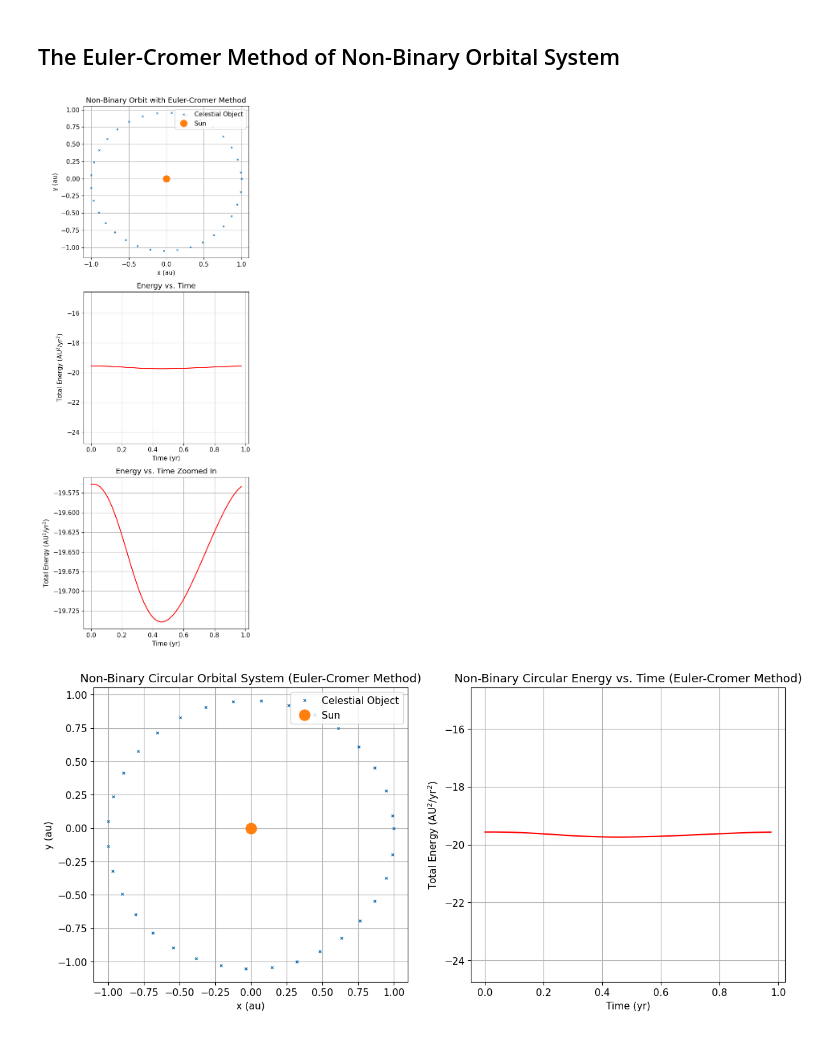
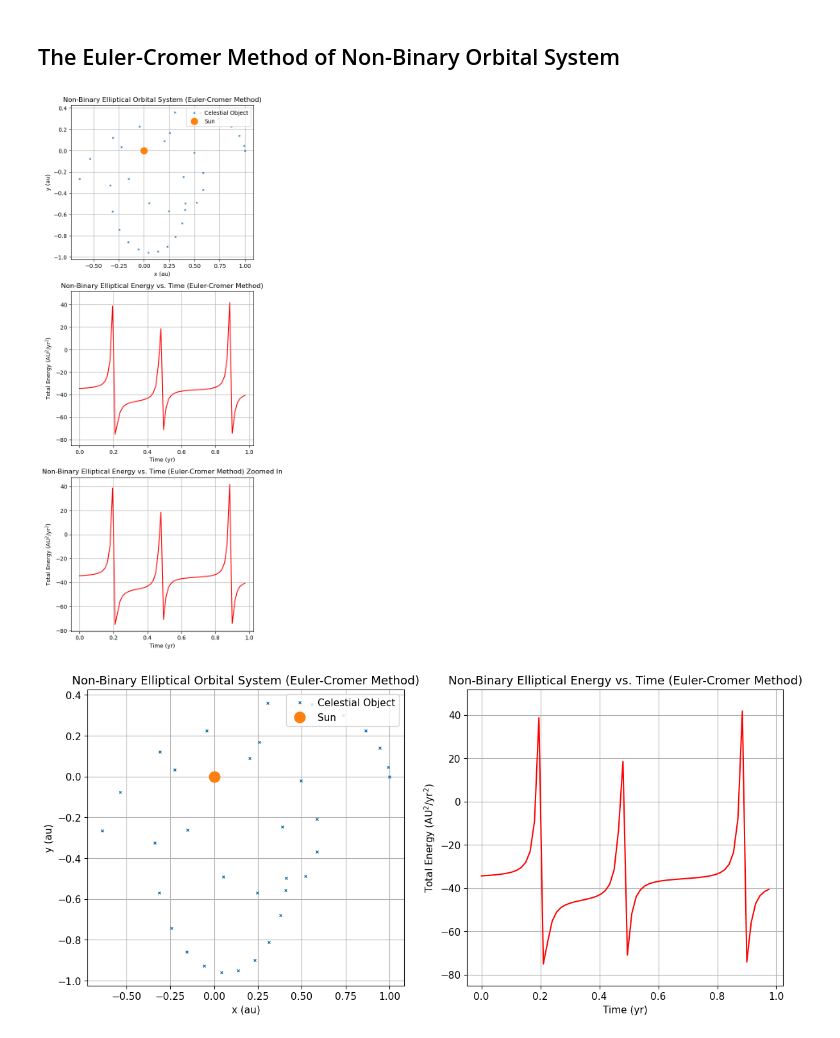
Before and after one commit to daylight08365/Labs, a Jupyter notebook: Euler cromer/eulercromerorbit.ipynb, the cells around one changed output. Cells and saved outputs as stored; diff of their text form; code cells hidden in the pictures.

```diff
--- a/Euler cromer/eulercromerorbit.ipynb
+++ b/Euler cromer/eulercromerorbit.ipynb
@@ -23,7 +23,7 @@ y0 = 0
 
 # initial velocity
 v_x = 0
-v_y = 2*np.pi
+v_y = np.pi # value to be changed
 # %%
 # Using Kepler's Third Law, the equation of a period of a circular orbit is
 
@@ -82,36 +82,36 @@ for i in range(step):
 # %%
 plt.figure(figsize=(5.5,14))
 
 # plotting the loop
 plt.subplot(3,1,1)
 plt.plot(xvalues, yvalues, 'x', markersize = 3, label = "Celestial Object") # orbit of the object
 plt.plot(0, 0, "o", markersize = 12, label = "Sun")   # the Sun marker
-plt.title('Non-Binary Orbit with Euler-Cromer Method')
+plt.title('Non-Binary Elliptical Orbital System (Euler-Cromer Method)')
 plt.xlabel("x (au)")
 plt.ylabel("y (au)")
 plt.legend(loc='upper right')
 plt.grid()
 
 # energy time plot
 plt.subplot(3,1,2)
 plt.plot(times, energies, color='red')
-plt.ylim(min(energies)-5, max(energies)+5)
-plt.title('Energy vs. Time')
+plt.ylim(min(energies)-10, max(energies)+10)  # value to be changed
+plt.title('Non-Binary Elliptical Energy vs. Time (Euler-Cromer Method)')
 plt.xlabel("Time (yr)")
 plt.ylabel("Total Energy (AU$^2$/yr$^2$)")
 plt.grid()
 
 # energy time plot zoomed in
 plt.subplot(3,1,3)
 plt.plot(times, energies, color='red')
-plt.title('Energy vs. Time Zoomed In')
+plt.title('Non-Binary Elliptical Energy vs. Time (Euler-Cromer Method) Zoomed In')
 plt.xlabel("Time (yr)")
 plt.ylabel("Total Energy (AU$^2$/yr$^2$)")
 plt.grid()
 
 plt.tight_layout()
 # %% [output]
-[figure, old version]
+[figure, new version]
 # %%
 plt.figure(figsize=(14,6))
 plt.rcParams.update({'font.size': 11})
@@ -120,7 +120,7 @@ plt.rcParams.update({'font.size': 11})
 plt.subplot(1,2,1)
 plt.plot(xvalues, yvalues, 'x', markersize = 3, label = "Celestial Object") # orbit of the object
 plt.plot(0, 0, "o", markersize = 12, label = "Sun")   # the Sun marker
-plt.title('Non-Binary Circular Orbital System (Euler-Cromer Method)')
+plt.title('Non-Binary Elliptical Orbital System (Euler-Cromer Method)')
 plt.xlabel("x (au)")
 plt.ylabel("y (au)")
 plt.legend(loc='upper right')
@@ -129,10 +129,10 @@ plt.grid()
 # energy time plot
 plt.subplot(1,2,2)
 plt.plot(times, energies, color='red')
-plt.ylim(min(energies)-5, max(energies)+5)
-plt.title('Non-Binary Circular Energy vs. Time (Euler-Cromer Method)')
+plt.ylim(min(energies)-10, max(energies)+10)
+plt.title('Non-Binary Elliptical Energy vs. Time (Euler-Cromer Method)')
 plt.xlabel("Time (yr)")
 plt.ylabel("Total Energy (AU$^2$/yr$^2$)")
 plt.grid()
 # %% [output]
-[figure, old version]
+[figure, new version]
```
Also changed, not shown: parts of 2 cells of this notebook, 46 other files.
